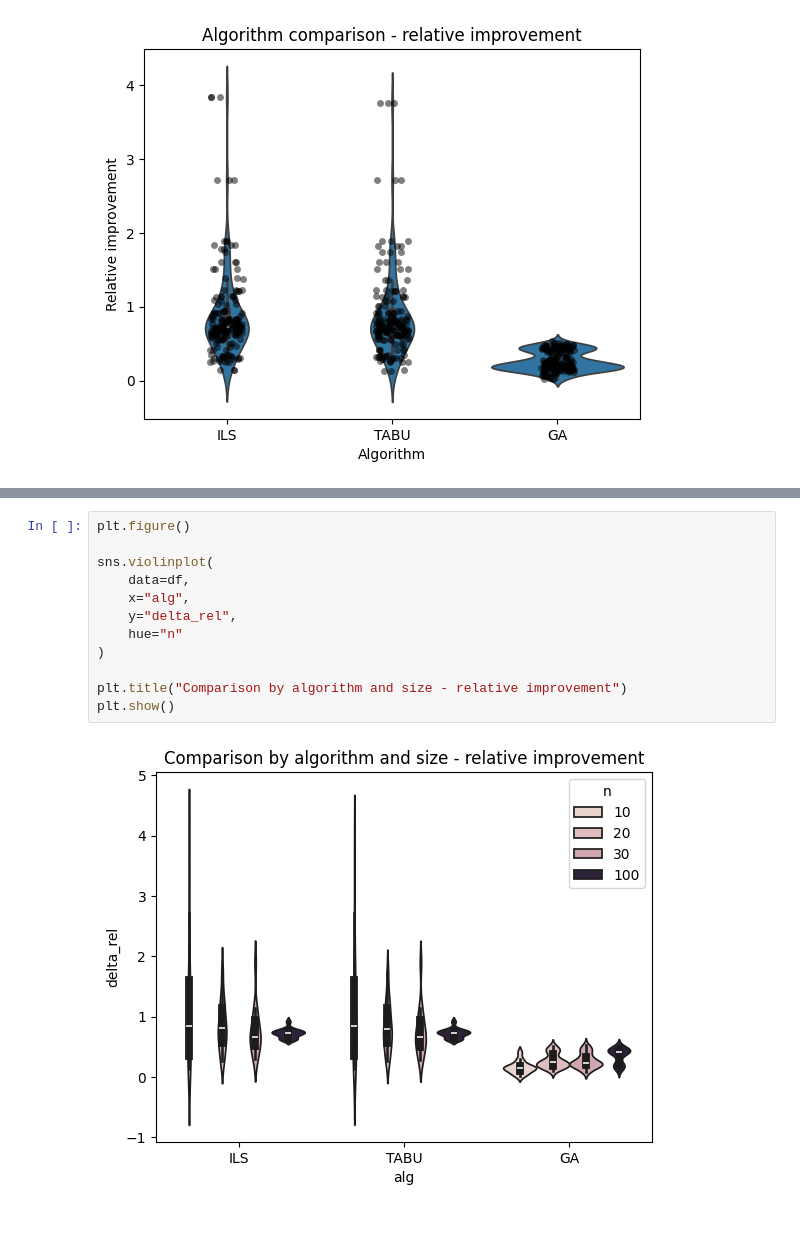
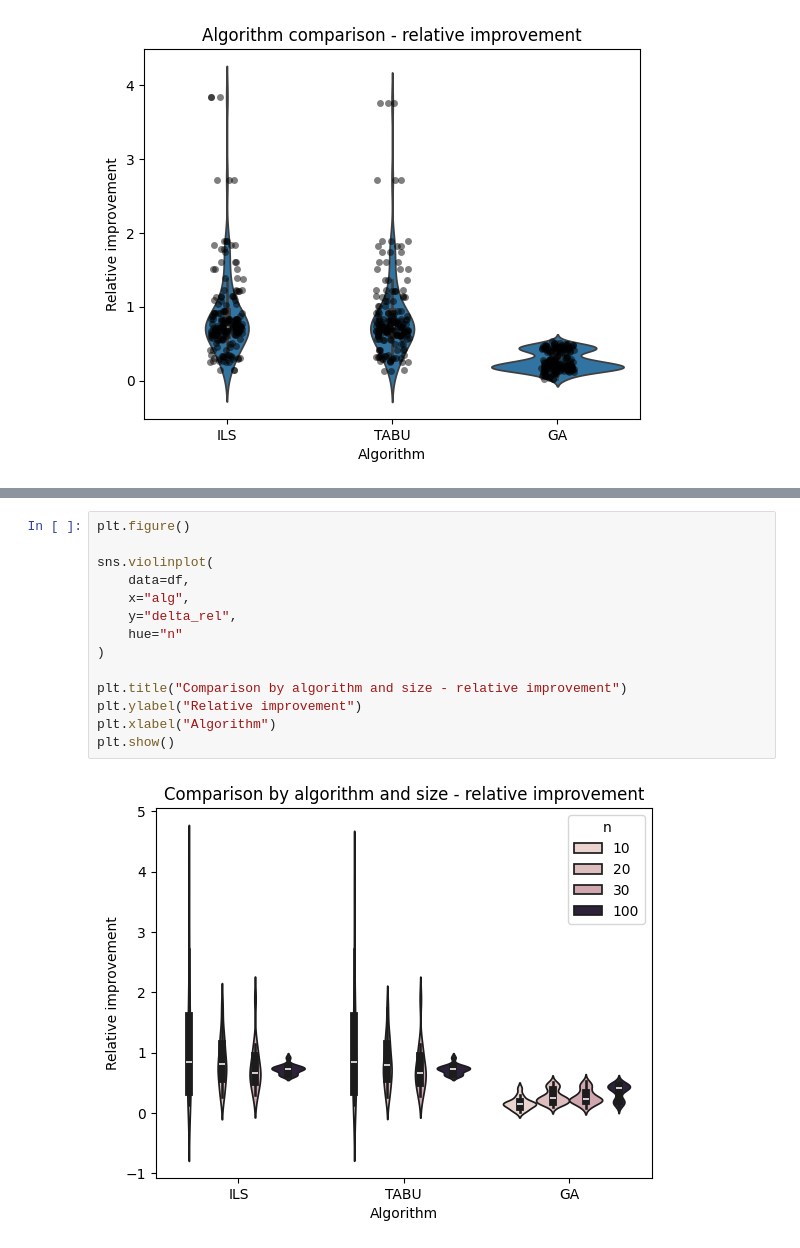
Before and after one commit to anderberru/Search-heuristics---LOP, a Jupyter notebook: comparison.ipynb, the cells around one changed output, grey strips where cells are left out. Drawn from its saved outputs; the diff is of its cells as text.

```diff
--- a/comparison.ipynb
+++ b/comparison.ipynb
@@ -69,17 +71,19 @@ plt.show()
 # %%
 plt.figure()
 
 sns.violinplot(
     data=df,
     x="alg",
     y="delta_rel",
     hue="n"
 )
 
 plt.title("Comparison by algorithm and size - relative improvement")
+plt.ylabel("Relative improvement")
+plt.xlabel("Algorithm")
 plt.show()
 # %% [output]
-[figure, old version]
+[figure, new version]
 # %%
 plt.figure()
 
```
Also changed, not shown: parts of 2 cells of this notebook.
